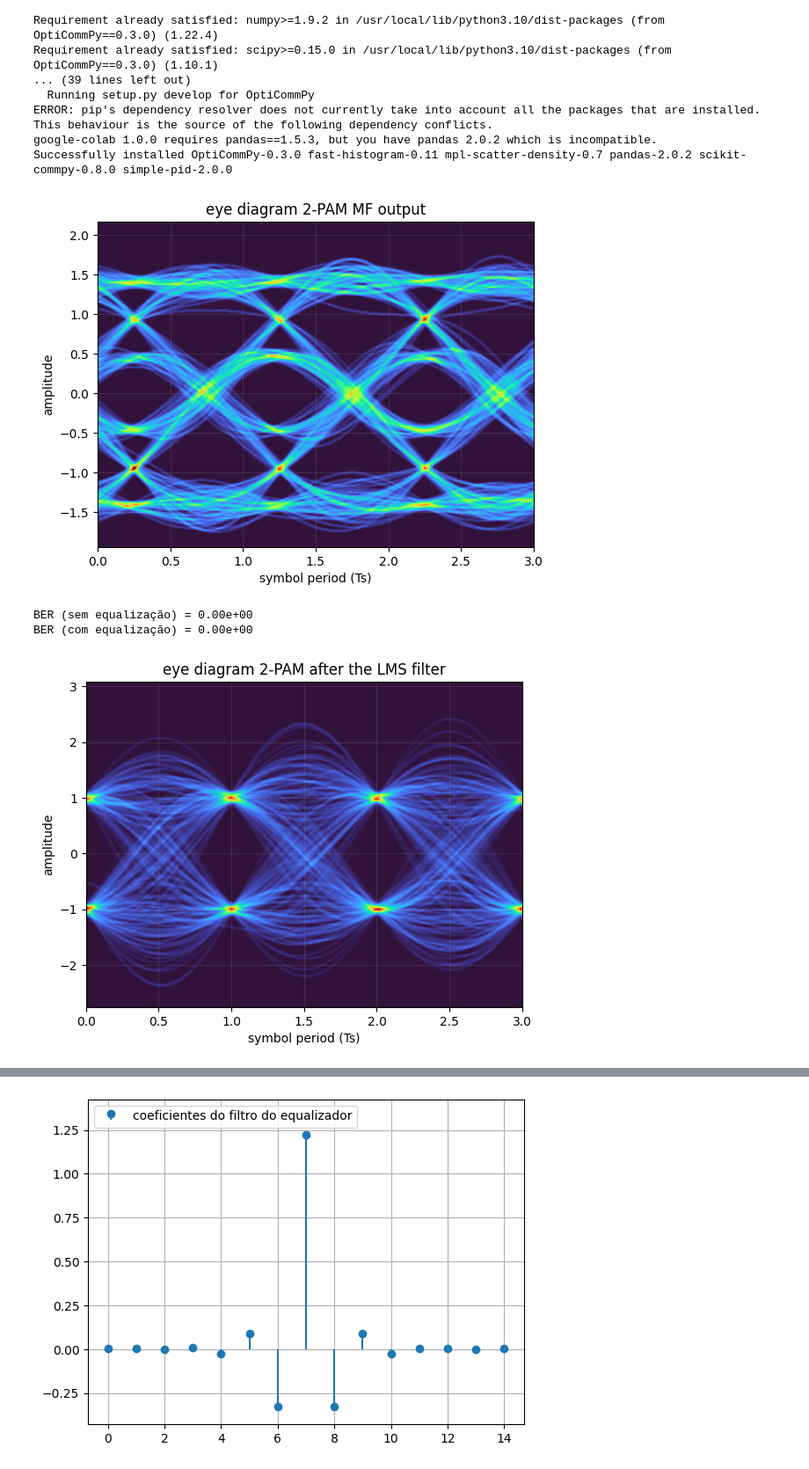
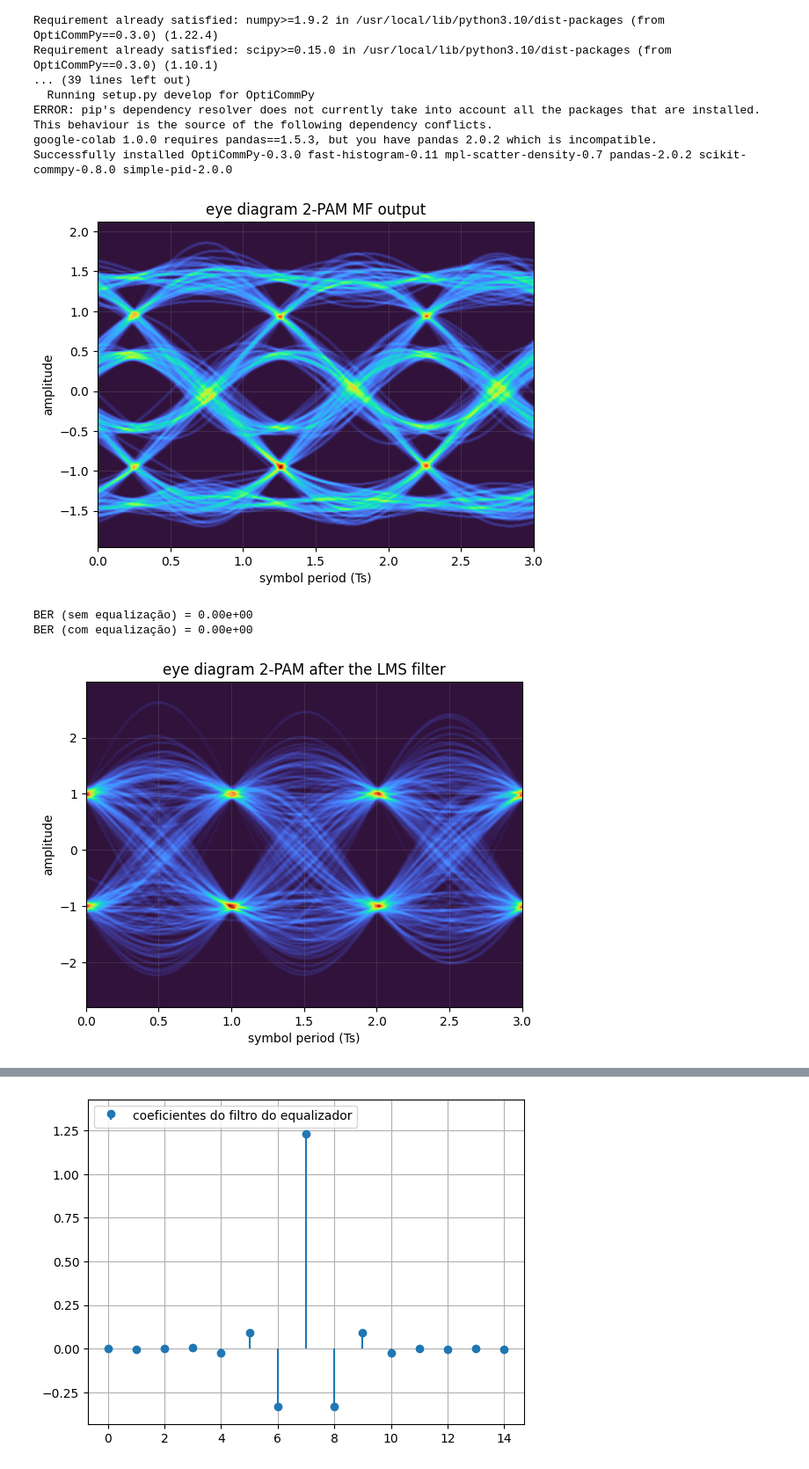
Before and after one commit to edsonportosilva/TDI, a Jupyter notebook: jupyter/Listas/Equalização linear com LMS.ipynb, the cells around one changed output, grey strips where cells are left out. Shown at 88% size. Drawn from its saved outputs; the diff is of its cells as text; code cells hidden in the pictures.

```diff
--- a/jupyter/Listas/Equalização linear com LMS.ipynb
+++ b/jupyter/Listas/Equalização linear com LMS.ipynb
@@ -97,7 +97,7 @@ constType = 'pam' # 'qam', 'psk', 'pam' or 'ook'
 SNRdB = 30  # relação sinal-ruído em dB
 
 # parâmetros do canal linear
-hch_ = np.array([0.205, 0.815, 0.205]) # resposta ao impulso do canal
+hch_ = np.array([0.207, 0.815, 0.207]) # resposta ao impulso do canal
 hch = upsample(hch_, SpS)
 
 # parâmetros do equalizador
@@ -148,38 +148,38 @@ eyediagram(sigRx, Nsamples, SpS, plotlabel= str(M)+'-'+constType.upper()+' MF ou
 # downsampling
 y = sigRx[1::SpS].real
 y = pnorm(y)
 
 # detector ML
 bitsRx = demodulateGray(np.sqrt(Es)*y, M, constType)
 
 # Calcula BER sem equalização
 discard = int(0.25*len(bitsTx))
 BERpre = np.mean(bitsRx[discard:]^bitsTx[discard:])
 
 # equalizador LMS
 symbRx, h_eq, squaredError = lms(y, symbTx, Ntaps, μ)
 symbRx = pnorm(symbRx)
 
 # detector ML
 bitsRx = demodulateGray(np.sqrt(Es)*symbRx, M, constType)
 
 # Calcula BER após equalização
 discard = int(0.25*len(bitsTx))
 BERpos = np.mean(bitsRx[discard:]^bitsTx[discard:])
 
 print(f'BER (sem equalização) = {BERpre:.2e}')
 print(f'BER (com equalização) = {BERpos:.2e}')
 
 # aplicando o filtro obtido pelo equalizador LMS no sinal obtido na saída do filtro casado
 sigLMS = firFilter(upsample(h_eq, SpS), firFilter(pulse, sigCh+ruido))
 
-# observando o diagrama de olho como se o filtro obtido pelo equalizador LMS fosse aplicado na saída do filtro casado
+# observando o diagrama de olho como se o filtro obtido pelo equalizador LMS já fosse conhecido e aplicado diretamente na saída do filtro casado
 eyediagram(pnorm(sigLMS), Nsamples, SpS, plotlabel= str(M)+'-'+constType.upper()+' after the LMS filter', ptype='fancy')
 # %% [output]
-[figure, old version]
+[figure, new version]
 BER (sem equalização) = 0.00e+00
 BER (com equalização) = 0.00e+00
-[figure, old version]
+[figure, new version]
 # %%
 L = 100
 MA_SE = np.convolve(np.ones(L)/L, squaredError, 'same')
```
Also changed, not shown: parts of 3 cells of this notebook.
